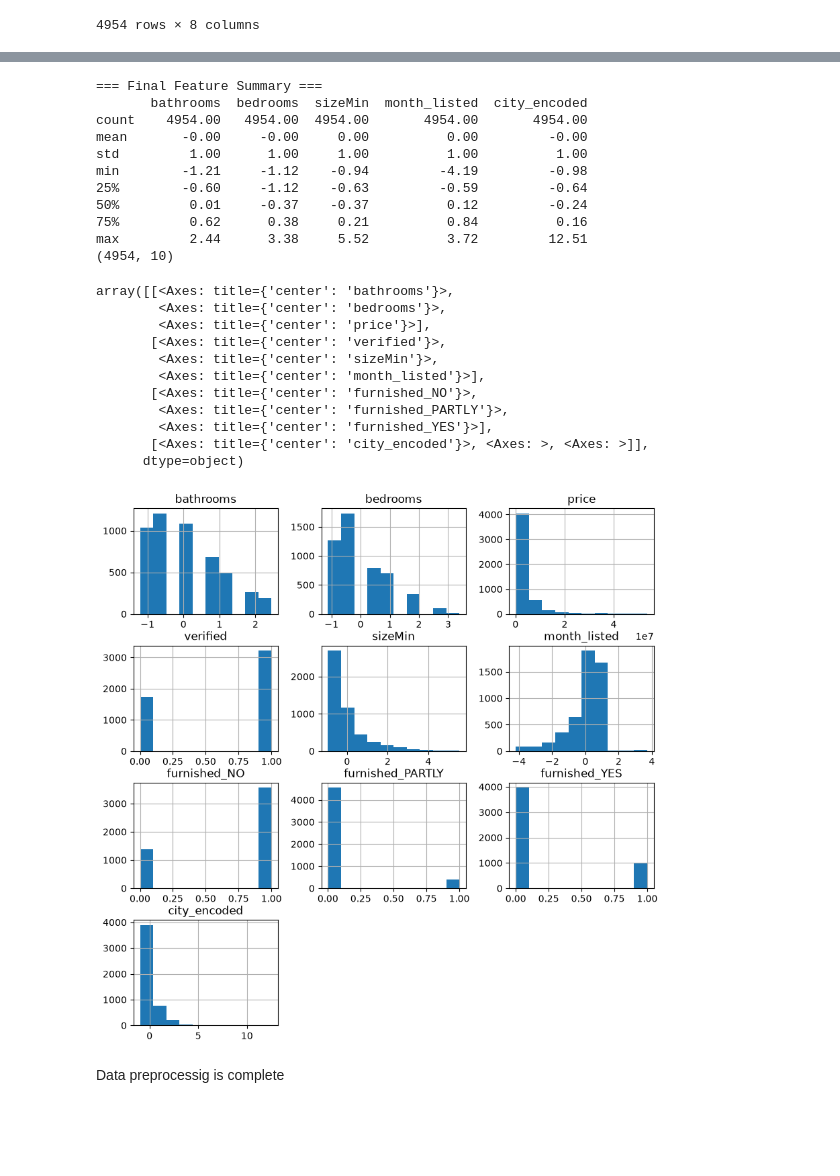
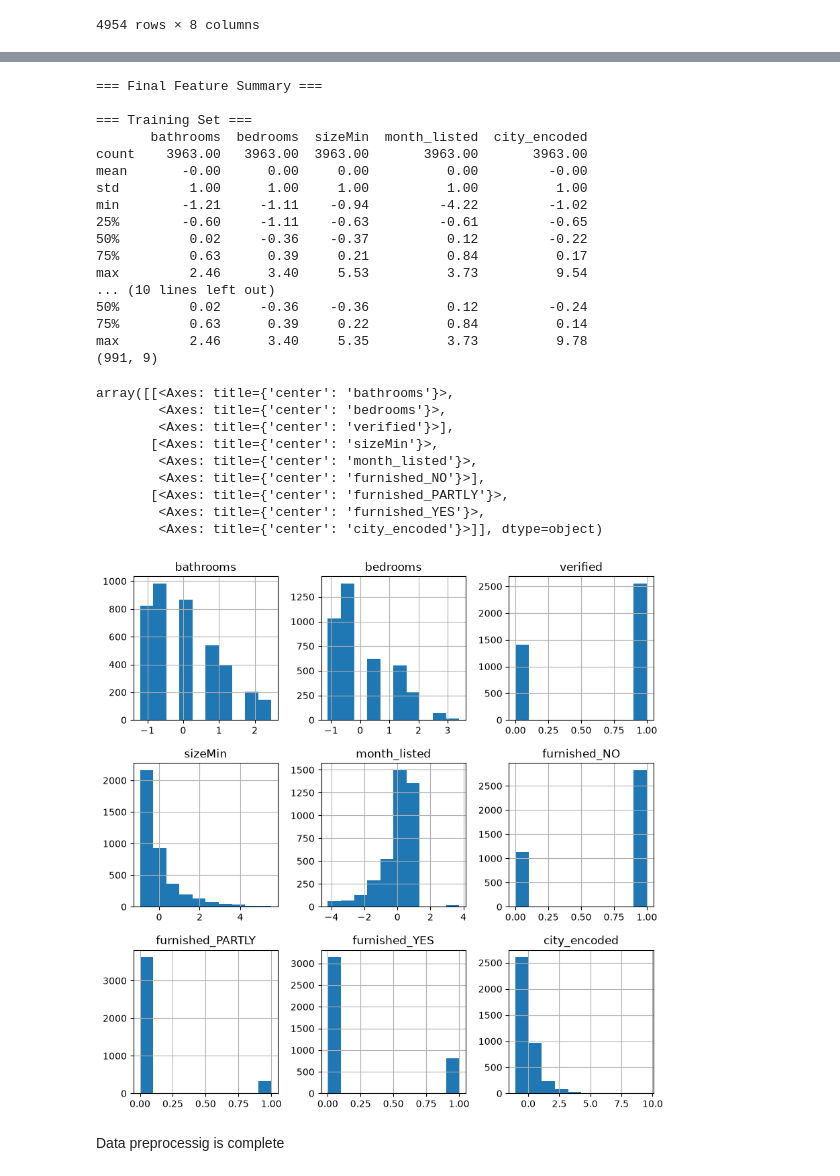
Before and after one commit to Jan-Hrusa/CSCI323_Project, a Jupyter notebook: CSCI323_PROJECT.ipynb, the cells around one changed output, grey strips where cells are left out. Cells and saved outputs as stored; diff of their text form; code cells hidden in the pictures; blank space fills up the shorter version.

Commit message:
Fix train/test split in data preprocessing. Finish data preprocessing changes.

```diff
--- a/CSCI323_PROJECT.ipynb
+++ b/CSCI323_PROJECT.ipynb
@@ -110,12 +116,8 @@ print(df.isnull().sum())
 print(f"\nTotal missing: {df.isnull().sum().sum()}")
 
 # Check for duplicate rows
-print(f"\n=== Duplicate Rows ===")
+print(f"\n==== Duplicate Rows ====")
 print(f"Number of duplicates: {df.duplicated().sum()}")
-
-# Drop duplicates if any
-df = df.drop_duplicates()
-print(f"Shape after dropping duplicates: {df.shape}")
 # %% [output]
 === Missing Values ===
 title               0
@@ -353,0 +365,9 @@ memory usage: 406.4 KB
+# %%
+target_column = 'price'
+
+X = df.drop(columns=[target_column])
+y = df[target_column]
+
+y_bins = pd.qcut(y, q=10, duplicates='drop')
+
+X_train, X_test, y_train, y_test = train_test_split(X, y, test_size=0.20, random_state=42, stratify=y_bins)
@@ -428,51 +481,54 @@ array([[<Axes: title={'center': 'bathrooms'}>,
 # %%
-# Feature Scaling & Final Export
+# Feature Scaling
 
-# Scale only continuous numeric features (not binary/encoded columns)
+# Scale only continuous numeric features (not binary columns)
 cols_to_scale = ['bathrooms', 'bedrooms', 'sizeMin', 'month_listed', 'city_encoded']
 
 scaler = StandardScaler()
-df[cols_to_scale] = scaler.fit_transform(df[cols_to_scale])
 
-#print("=== Scaled Features (first 3 rows) ===")
-#print(df[cols_to_scale].head(3))
+X_train[cols_to_scale] = scaler.fit_transform(X_train[cols_to_scale])
+X_test[cols_to_scale] = scaler.transform(X_test[cols_to_scale])
 
 print("\n=== Final Feature Summary ===")
-print(df[cols_to_scale].describe().round(2))
 
-print(df.shape)
+print("\n=== Training Set ===")
+print(X_train[cols_to_scale].describe().round(2))
+print(X_train.shape, "\n")
 
-# Save cleaned dataset
-#df_clean.to_csv('uae_real_estate_cleaned.csv', index=False)
-#print("\n✅ Cleaned dataset saved as 'uae_real_estate_cleaned.csv'")
-#print("Final shape:", df_clean.shape)
+print("\n=== Test Set ===")
+print(X_test[cols_to_scale].describe().round(2))
+print(X_test.shape)
 # %% [output]
 === Final Feature Summary ===
+
+=== Training Set ===
        bathrooms  bedrooms  sizeMin  month_listed  city_encoded
-count    4954.00   4954.00  4954.00       4954.00       4954.00
-mean       -0.00     -0.00     0.00          0.00         -0.00
+count    3963.00   3963.00  3963.00       3963.00       3963.00
+mean       -0.00      0.00     0.00          0.00         -0.00
 std         1.00      1.00     1.00          1.00          1.00
-min        -1.21     -1.12    -0.94         -4.19         -0.98
-25%        -0.60     -1.12    -0.63         -0.59         -0.64
-50%         0.01     -0.37    -0.37          0.12         -0.24
-75%         0.62      0.38     0.21          0.84          0.16
-max         2.44      3.38     5.52          3.72         12.51
-(4954, 10)
+min        -1.21     -1.11    -0.94         -4.22         -1.02
+25%        -0.60     -1.11    -0.63         -0.61         -0.65
+50%         0.02     -0.36    -0.37          0.12         -0.22
+75%         0.63      0.39     0.21          0.84          0.17
+max         2.46      3.40     5.53          3.73          9.54
+... (10 lines left out)
+50%         0.02     -0.36    -0.36          0.12         -0.24
+75%         0.63      0.39     0.22          0.84          0.14
+max         2.46      3.40     5.35          3.73          9.78
+(991, 9)
 # %%
-df.hist(figsize=(10, 10))
+X_train.hist(figsize=(10, 10))
 # %% [output]
 array([[<Axes: title={'center': 'bathrooms'}>,
         <Axes: title={'center': 'bedrooms'}>,
-        <Axes: title={'center': 'price'}>],
-       [<Axes: title={'center': 'verified'}>,
-        <Axes: title={'center': 'sizeMin'}>,
-        <Axes: title={'center': 'month_listed'}>],
-       [<Axes: title={'center': 'furnished_NO'}>,
-        <Axes: title={'center': 'furnished_PARTLY'}>,
-        <Axes: title={'center': 'furnished_YES'}>],
-       [<Axes: title={'center': 'city_encoded'}>, <Axes: >, <Axes: >]],
-      dtype=object)
+        <Axes: title={'center': 'verified'}>],
+       [<Axes: title={'center': 'sizeMin'}>,
+        <Axes: title={'center': 'month_listed'}>,
+        <Axes: title={'center': 'furnished_NO'}>],
+       [<Axes: title={'center': 'furnished_PARTLY'}>,
+        <Axes: title={'center': 'furnished_YES'}>,
+        <Axes: title={'center': 'city_encoded'}>]], dtype=object)
-[figure, old version]
+[figure, new version]
 # %% [markdown]
 Data preprocessig is complete
 # %% [markdown]
```
Also changed, not shown: parts of 17 cells of this notebook.
